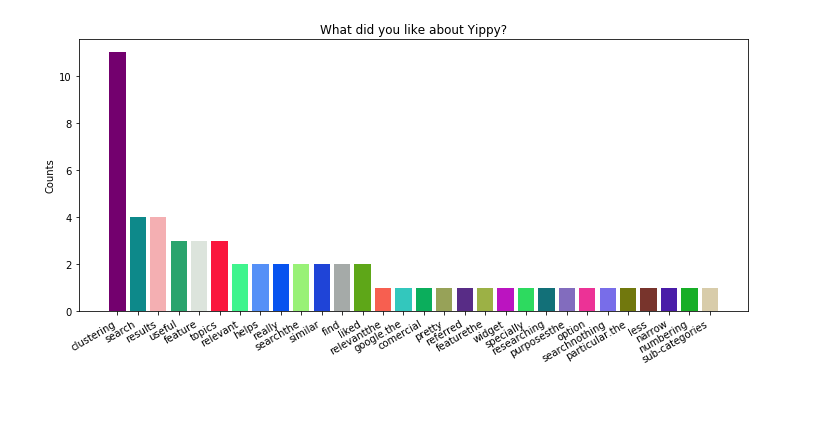
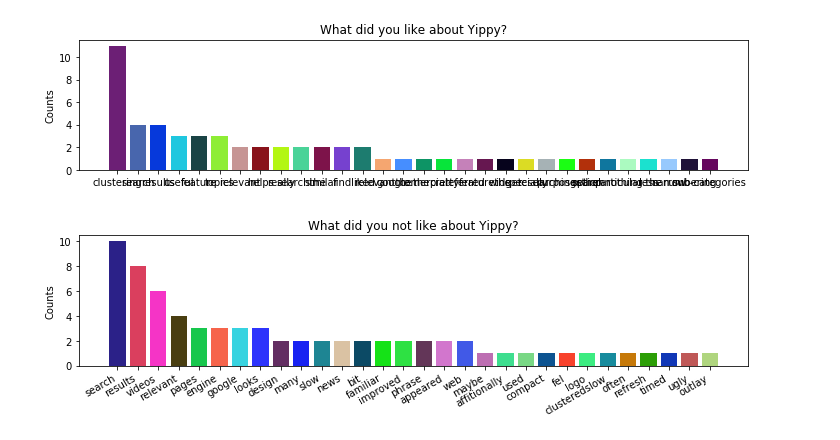
Before and after one commit to animaviridis/evaluation_of_ai, a Jupyter notebook: comments.ipynb, the cells around one changed output. Saved outputs shown, nothing was run; the diff lists cells and outputs as text; code cells hidden in the pictures; blank space fills up the shorter version.

Commit message:
Plotting list of series

```diff
--- a/comments.ipynb
+++ b/comments.ipynb
@@ -16,6 +16,8 @@ keys['remarks_yippy']
 # %%
-word_counts = aux.count_words(main_data, label=keys['remarks_yippy'][0])
+word_counts = [aux.count_words(main_data, label=label) for label in keys['remarks_yippy']]
 # %%
-fig = plots.make_plot(word_counts, counted=True, kind='bar', fig_kwargs=dict(figsize=(12,5)), limit=30, break_labels=False)
+fig = plots.make_plot(word_counts, counted=True, kind='bar', fig_kwargs=dict(figsize=(12,6)), limit=30, break_labels=False,
+                     nrows=3, sharex=False)
+fig.subplots_adjust(hspace=0.5)
 # %% [output]
-[figure, old version]
+[figure, new version]
```
Also changed, not shown: parts of 1 cell of this notebook, 2 other files.
